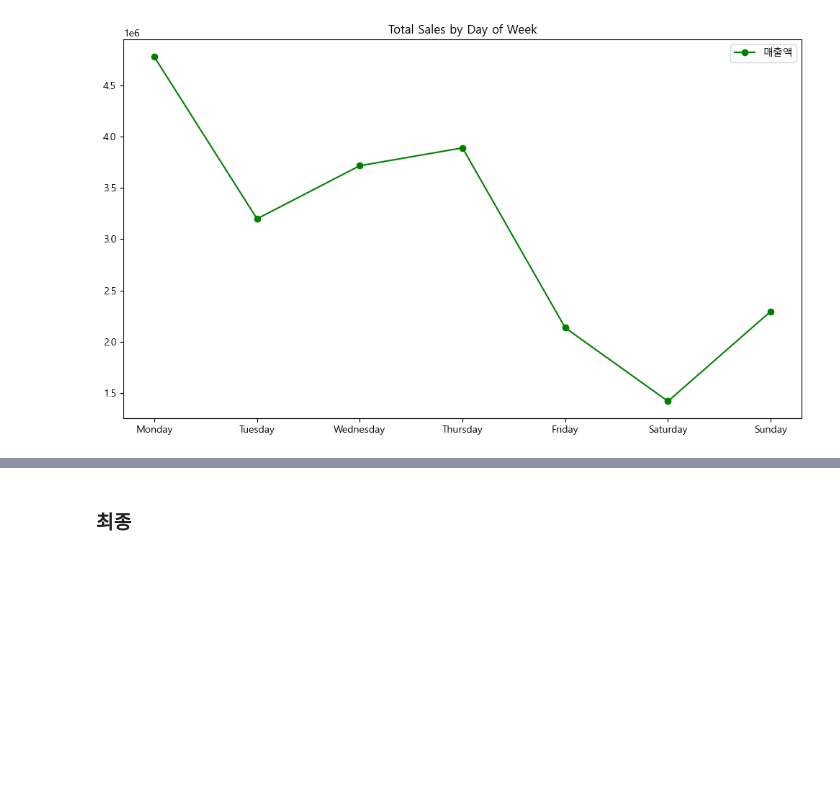
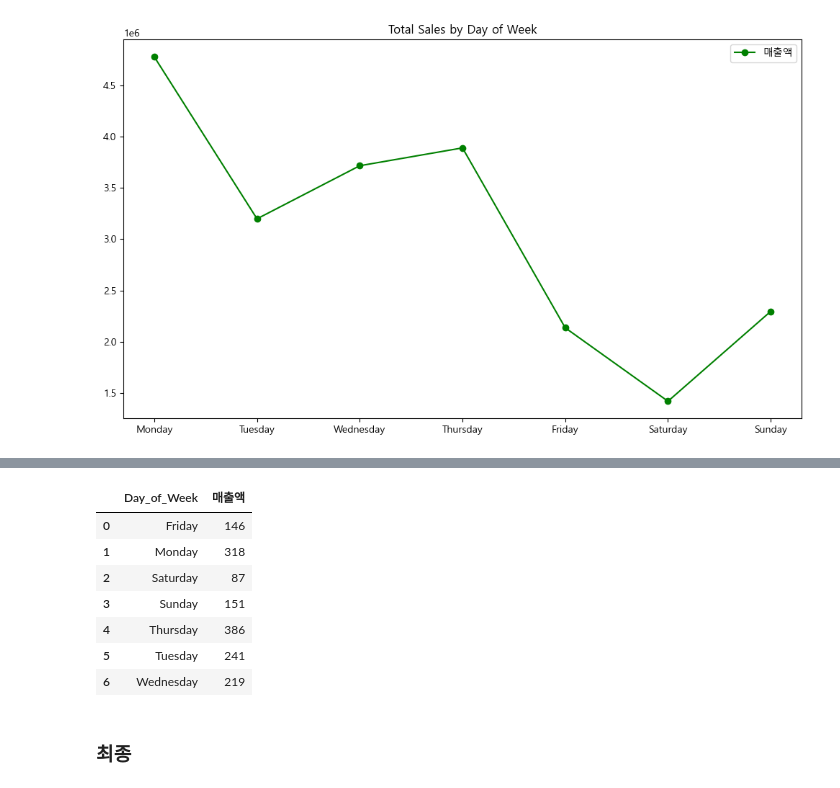
Before and after one commit to ha-es/doit_python, a Jupyter notebook: BDA/내부공모전/11st.ipynb, the cells around one changed output, grey strips where cells are left out. Saved outputs shown, nothing was run; the diff lists cells and outputs as text; code cells hidden in the pictures; blank space fills up the shorter version.

```diff
--- a/BDA/내부공모전/11st.ipynb
+++ b/BDA/내부공모전/11st.ipynb
@@ -408,0 +411,4 @@ plt.show()
+# %%
+# 각 요일별 판매개수
+daily_cnt = merged_df.groupby('Day_of_Week')['매출액'].count()
+daily_cnt
@@ -409,3 +425,15 @@ plt.show()
+# %%
+daily_cnt = daily_cnt.reset_index()
+daily_cnt
+# %% [output]
+|  | Day_of_Week | 매출액 |
+| 0 | Friday | 146 |
+| 1 | Monday | 318 |
+| 2 | Saturday | 87 |
+| 3 | Sunday | 151 |
+| 4 | Thursday | 386 |
+| 5 | Tuesday | 241 |
+| 6 | Wednesday | 219 |
 # %% [markdown]
 ### 최종
 # %%
```
Also changed, not shown: parts of 2 cells of this notebook, 1 other file.
